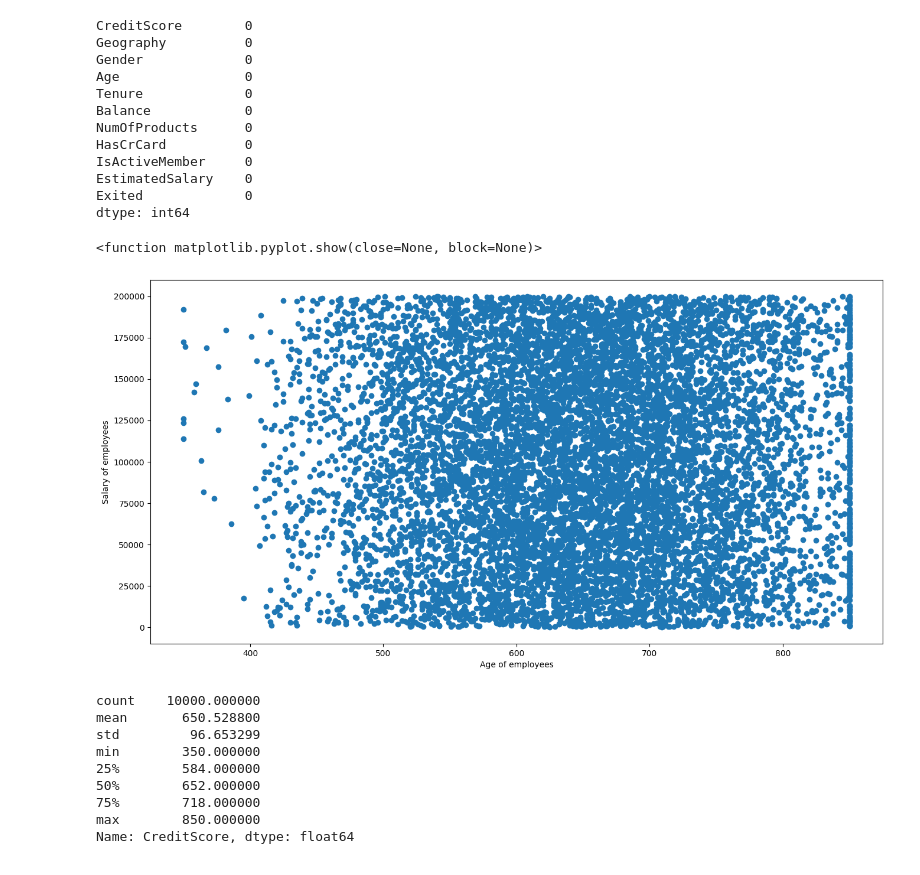
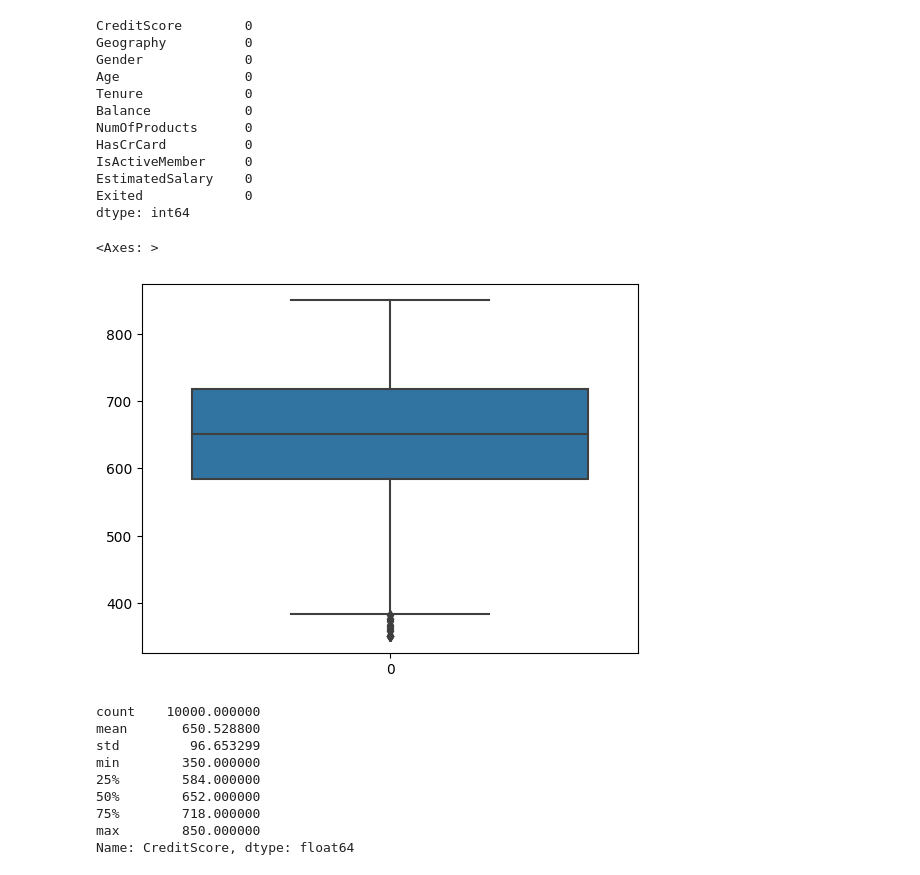
Before and after one commit to GOPIKA-S-S/ML-LAB1, a Jupyter notebook: ML1.ipynb, the cells around one changed output. Cells and saved outputs as stored; diff of their text form; code cells hidden in the pictures.

```diff
--- a/ML1.ipynb
+++ b/ML1.ipynb
@@ -28,16 +30,13 @@ IsActiveMember     0
 EstimatedSalary    0
 Exited             0
 dtype: int64
-# %%
-import matplotlib.pyplot as plt
-fig, ax = plt.subplots(figsize=(16,8))
-ax.scatter(df['CreditScore'], df['EstimatedSalary'])
-ax.set_xlabel('Age of employees')
-ax.set_ylabel('Salary of employees')
-plt.show
-# %% [output]
-<function matplotlib.pyplot.show(close=None, block=None)>
-[figure, removed]
+# %%
+import matplotlib.pyplot as plt
+import seaborn as sns
+sns.boxplot(df['CreditScore'])
+# %% [output]
+<Axes: >
+[figure, added]
 # %%
 df['CreditScore'].describe()
 # %% [output]
```
Also changed, not shown: parts of 1 cell of this notebook.
